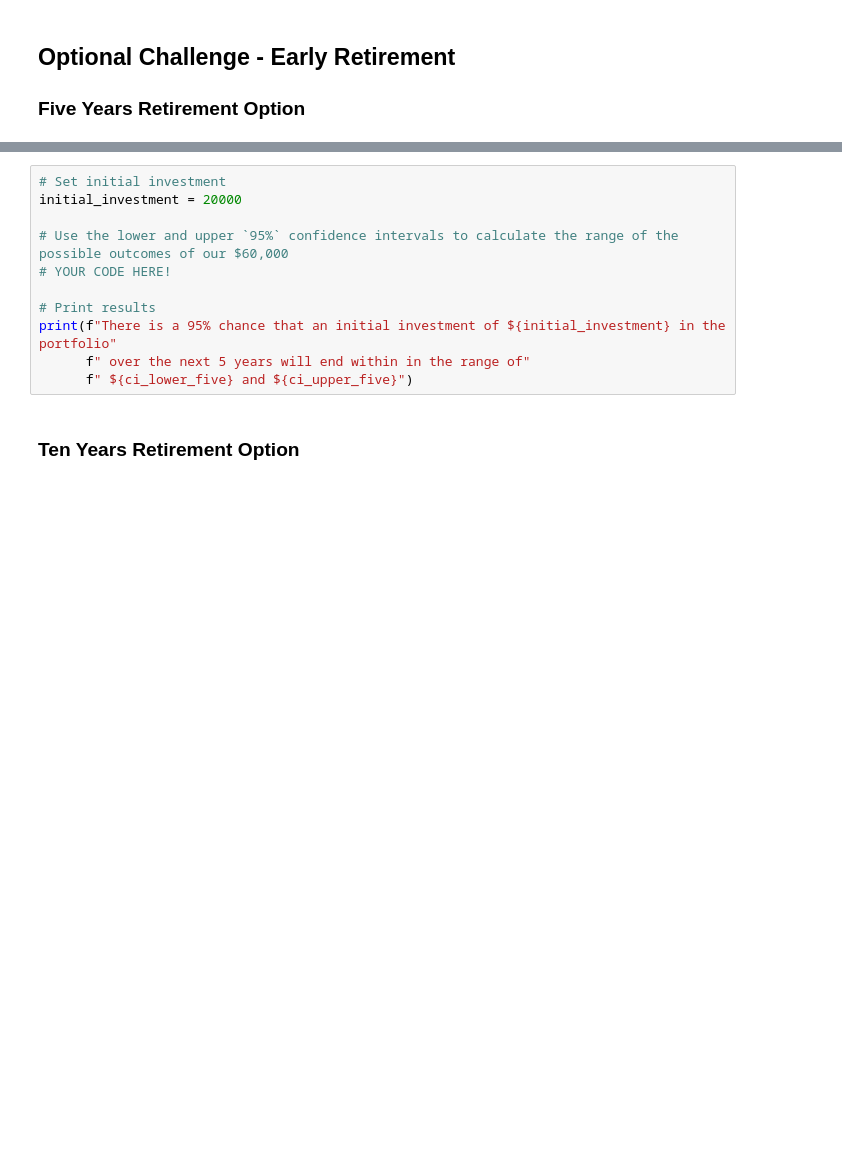
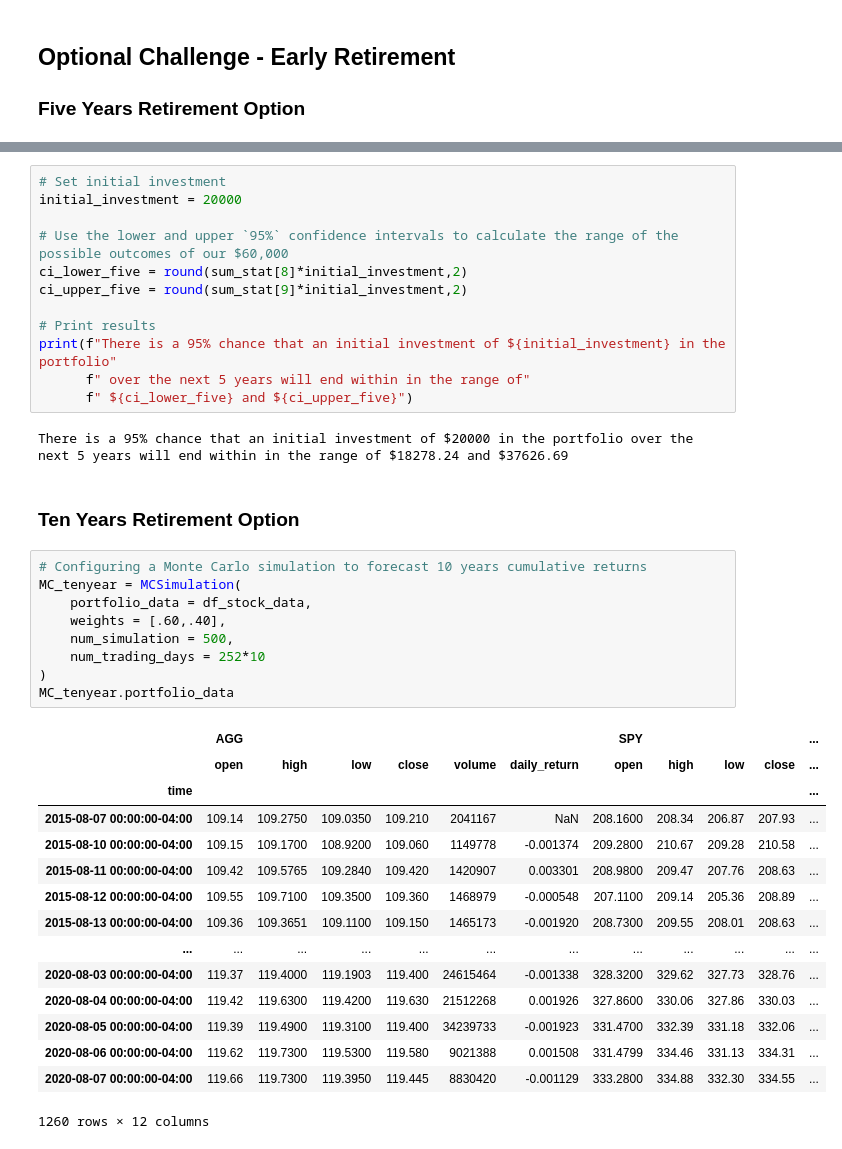
Before and after one commit to valleriia/HW5-APIs, a Jupyter notebook: financial-planner.ipynb, the cells around one changed output, grey strips where cells are left out. Cells and saved outputs as stored; diff of their text form; blank space fills up the shorter version.

```diff
--- a/financial-planner.ipynb
+++ b/financial-planner.ipynb
@@ -277,12 +402,40 @@ print(sum_stat)
 initial_investment = 20000
 
 # Use the lower and upper `95%` confidence intervals to calculate the range of the possible outcomes of our $60,000
-# YOUR CODE HERE!
+ci_lower_five = round(sum_stat[8]*initial_investment,2)
+ci_upper_five = round(sum_stat[9]*initial_investment,2)
 
 # Print results
 print(f"There is a 95% chance that an initial investment of ${initial_investment} in the portfolio"
       f" over the next 5 years will end within in the range of"
       f" ${ci_lower_five} and ${ci_upper_five}")
+# %% [output]
+There is a 95% chance that an initial investment of $20000 in the portfolio over the next 5 years will end within in the range of $18278.24 and $37626.69
 # %% [markdown]
 ### Ten Years Retirement Option
+# %%
+# Configuring a Monte Carlo simulation to forecast 10 years cumulative returns
+MC_tenyear = MCSimulation(
+    portfolio_data = df_stock_data,
+    weights = [.60,.40],
+    num_simulation = 500,
+    num_trading_days = 252*10
+)
+MC_tenyear.portfolio_data
+# %% [output]
+|  | AGG |  |  |  |  |  | SPY |  |  |  | ... |
+|  | open | high | low | close | volume | daily_return | open | high | low | close | ... |
+| time |  |  |  |  |  |  |  |  |  |  | ... |
+| 2015-08-07 00:00:00-04:00 | 109.14 | 109.2750 | 109.0350 | 109.210 | 2041167 | NaN | 208.1600 | 208.34 | 206.87 | 207.93 | ... |
+| 2015-08-10 00:00:00-04:00 | 109.15 | 109.1700 | 108.9200 | 109.060 | 1149778 | -0.001374 | 209.2800 | 210.67 | 209.28 | 210.58 | ... |
+| 2015-08-11 00:00:00-04:00 | 109.42 | 109.5765 | 109.2840 | 109.420 | 1420907 | 0.003301 | 208.9800 | 209.47 | 207.76 | 208.63 | ... |
+| 2015-08-12 00:00:00-04:00 | 109.55 | 109.7100 | 109.3500 | 109.360 | 1468979 | -0.000548 | 207.1100 | 209.14 | 205.36 | 208.89 | ... |
+| 2015-08-13 00:00:00-04:00 | 109.36 | 109.3651 | 109.1100 | 109.150 | 1465173 | -0.001920 | 208.7300 | 209.55 | 208.01 | 208.63 | ... |
+| ... | ... | ... | ... | ... | ... | ... | ... | ... | ... | ... | ... |
+| 2020-08-03 00:00:00-04:00 | 119.37 | 119.4000 | 119.1903 | 119.400 | 24615464 | -0.001338 | 328.3200 | 329.62 | 327.73 | 328.76 | ... |
+| 2020-08-04 00:00:00-04:00 | 119.42 | 119.6300 | 119.4200 | 119.630 | 21512268 | 0.001926 | 327.8600 | 330.06 | 327.86 | 330.03 | ... |
+| 2020-08-05 00:00:00-04:00 | 119.39 | 119.4900 | 119.3100 | 119.400 | 34239733 | -0.001923 | 331.4700 | 332.39 | 331.18 | 332.06 | ... |
+| 2020-08-06 00:00:00-04:00 | 119.62 | 119.7300 | 119.5300 | 119.580 | 9021388 | 0.001508 | 331.4799 | 334.46 | 331.13 | 334.31 | ... |
+| 2020-08-07 00:00:00-04:00 | 119.66 | 119.7300 | 119.3950 | 119.445 | 8830420 | -0.001129 | 333.2800 | 334.88 | 332.30 | 334.55 | ... |
+1260 rows × 12 columns
 # %%
```
Also changed, not shown: parts of 22 cells of this notebook, 2 other files.
